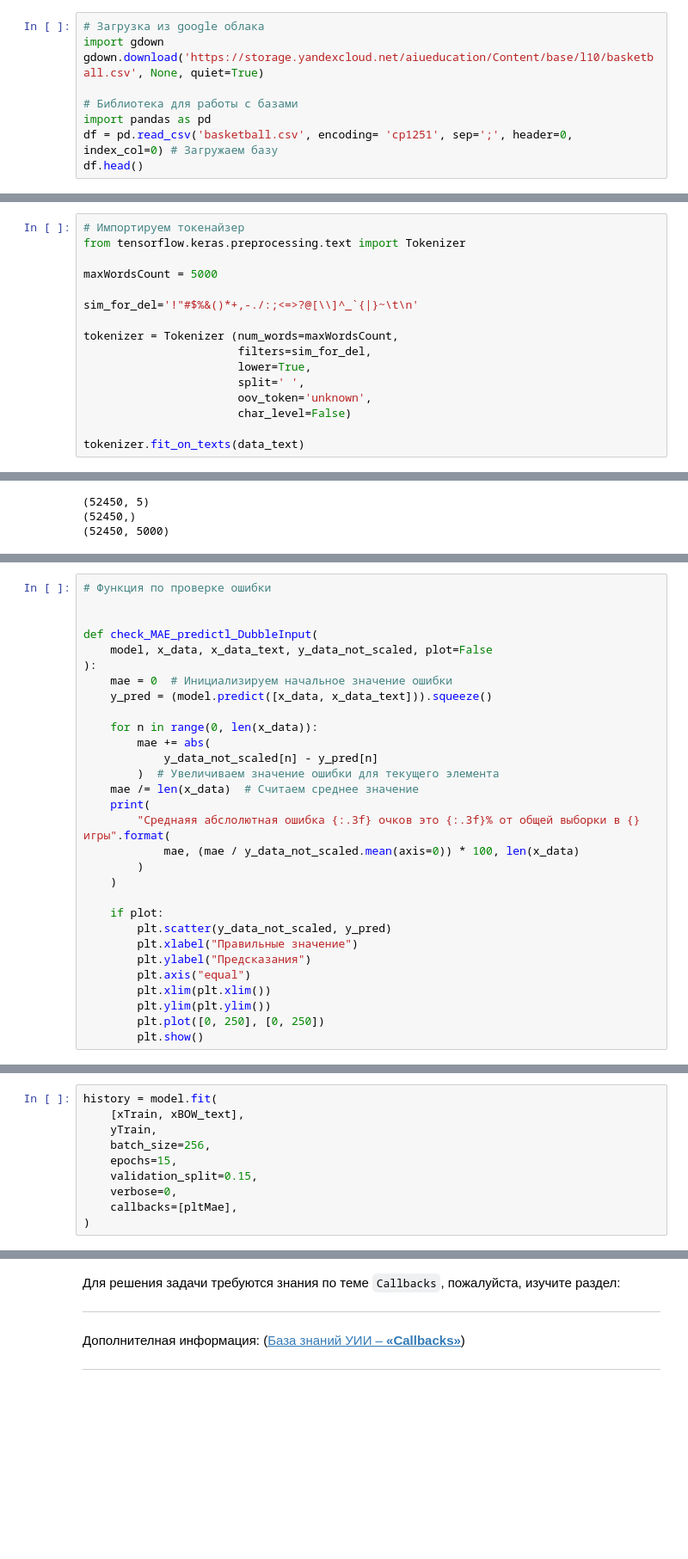
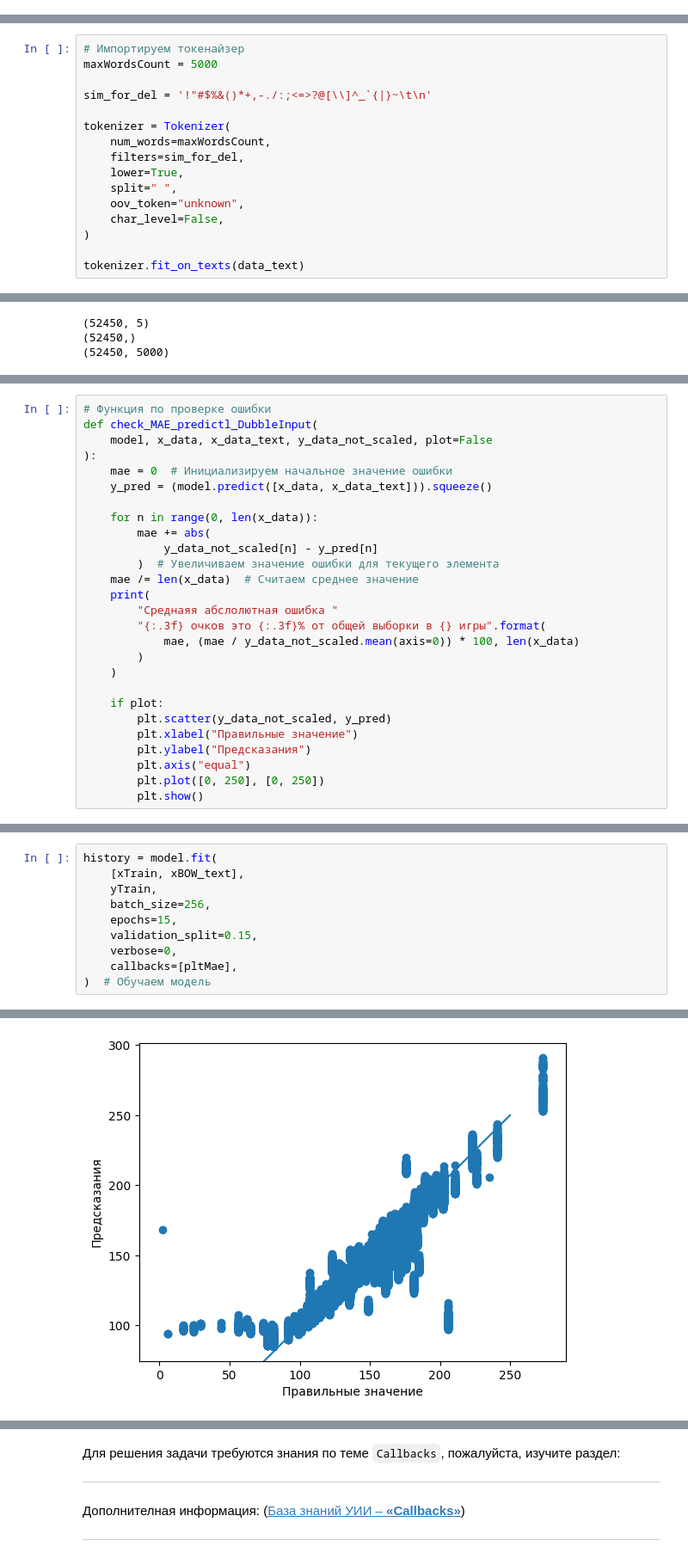
Before and after one commit to alexeiepif/NS_6, a Jupyter notebook: Домашняя работа/Базовый блок. Решение задачи регрессии с помощью нейронных сетей. ДЗ Pro.ipynb, the cells around one changed output, grey strips where cells are left out. Shown: that part at 86% size. Saved outputs shown, nothing was run; the diff lists cells and outputs as text; blank space fills up the shorter version.

```diff
--- a/Домашняя работа/Базовый блок. Решение задачи регрессии с помощью нейронных сетей. ДЗ Pro.ipynb
+++ b/Домашняя работа/Базовый блок. Решение задачи регрессии с помощью нейронных сетей. ДЗ Pro.ipynb
@@ -5,9 +66,0 @@
-# %%
-# Загрузка из google облака
-import gdown
-gdown.download('https://storage.yandexcloud.net/aiueducation/Content/base/l10/basketball.csv', None, quiet=True)
-
-# Библиотека для работы с базами
-import pandas as pd
-df = pd.read_csv('basketball.csv', encoding= 'cp1251', sep=';', header=0, index_col=0) # Загружаем базу
-df.head()
@@ -32,17 +78,17 @@ len(data_text) #
  Токенизируем текстовые данные:
 # %%
 # Импортируем токенайзер
-from tensorflow.keras.preprocessing.text import Tokenizer
-
 maxWordsCount = 5000
 
-sim_for_del='!"#$%&()*+,-./:;<=>?@[\\]^_`{|}~\t\n'
+sim_for_del = '!"#$%&()*+,-./:;<=>?@[\\]^_`{|}~\t\n'
 
-tokenizer = Tokenizer (num_words=maxWordsCount,
-                       filters=sim_for_del,
-                       lower=True,
-                       split=' ',
-                       oov_token='unknown',
-                       char_level=False)
+tokenizer = Tokenizer(
+    num_words=maxWordsCount,
+    filters=sim_for_del,
+    lower=True,
+    split=" ",
+    oov_token="unknown",
+    char_level=False,
+)
 
 tokenizer.fit_on_texts(data_text)
@@ -163,7 +153,5 @@ model.compile(optimizer=Adam(learning_rate=1e-3), loss="mse", metrics=["mae"])
 # %%
 # Функция по проверке ошибки
-
-
 def check_MAE_predictl_DubbleInput(
     model, x_data, x_data_text, y_data_not_scaled, plot=False
 ):
@@ -176,7 +164,8 @@ def check_MAE_predictl_DubbleInput(
         )  # Увеличиваем значение ошибки для текущего элемента
     mae /= len(x_data)  # Считаем среднее значение
     print(
-        "Среднаяя абслолютная ошибка {:.3f} очков это {:.3f}% от общей выборки в {} игры".format(
+        "Среднаяя абслолютная ошибка "
+        "{:.3f} очков это {:.3f}% от общей выборки в {} игры".format(
             mae, (mae / y_data_not_scaled.mean(axis=0)) * 100, len(x_data)
         )
     )
@@ -186,8 +175,6 @@ def check_MAE_predictl_DubbleInput(
         plt.xlabel("Правильные значение")
         plt.ylabel("Предсказания")
         plt.axis("equal")
-        plt.xlim(plt.xlim())
-        plt.ylim(plt.ylim())
         plt.plot([0, 250], [0, 250])
         plt.show()
 # %%
@@ -205,7 +193,7 @@ history = model.fit(
     validation_split=0.15,
     verbose=0,
     callbacks=[pltMae],
-)
+)  # Обучаем модель
 # %% [output]
 Эпоха: 0
 1640/1640 ━━━━━━━━━━━━━━━━━━━━ 4s 2ms/step
@@ -218,0 +213 @@ Ignoring fixed x limits to fulfill fixed data aspect with adjustable data limits
+[figure, added]
```
Also changed, not shown: parts of 19 cells of this notebook, 2 other files.
